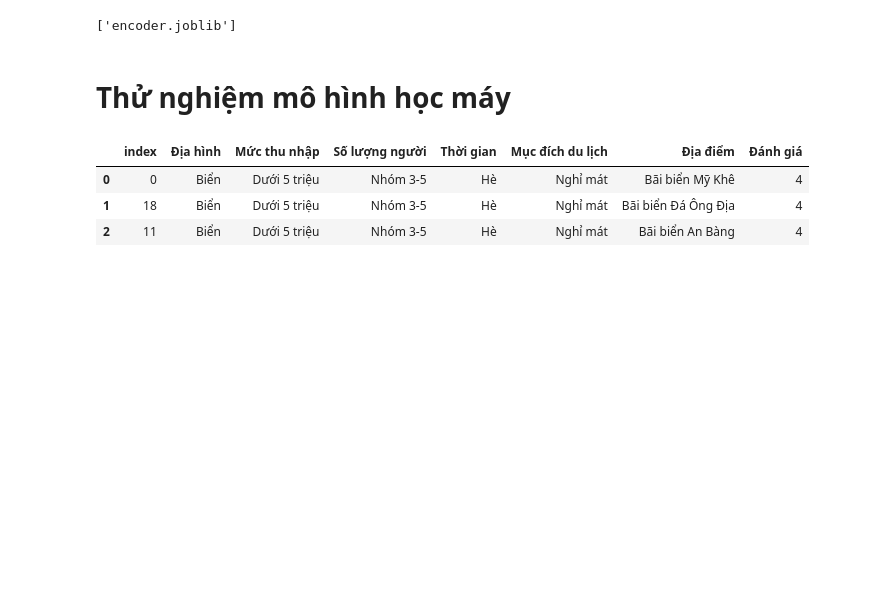
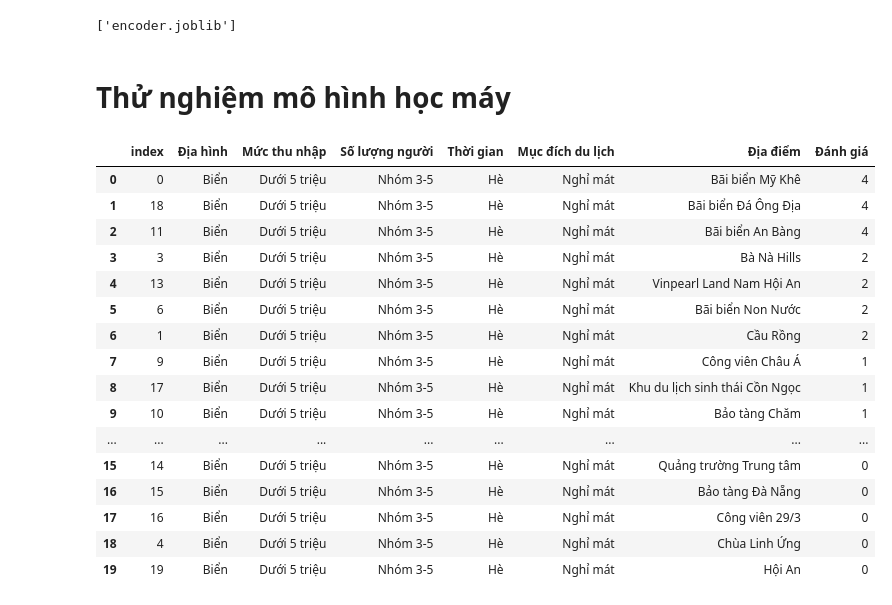
Before and after one commit to Lassstro/Travel-recommendation-system, a Jupyter notebook: train_model.ipynb, the cells around one changed output. Cells and saved outputs as stored; diff of their text form; code cells hidden in the pictures; blank space fills up the shorter version.

```diff
--- a/train_model.ipynb
+++ b/train_model.ipynb
@@ -65,30 +65,43 @@ loaded_encoder = joblib.load('Models/encoder.joblib')
 # %%
 results = pd.DataFrame(columns=["Địa hình","Mức thu nhập", "Số lượng người", "Thời gian", "Mục đích du lịch","Địa điểm", "Đánh giá"])
 
 # Dự đoán trên dữ liệu mới
 for i in dia_diem:
     new_data = pd.DataFrame({
         'Địa hình': ['Biển'],
         'Mức thu nhập': ['Dưới 5 triệu'],
         'Số lượng người': ['Nhóm 3-5'],
         'Thời gian': ['Hè'],
         'Mục đích du lịch': ['Nghỉ mát'],
         'Địa điểm': [i],
     })
 
     # Mã hóa dữ liệu mới
     new_data_encoded = loaded_encoder.transform(new_data)
 
     # Dự đoán trên dữ liệu mới
     new_predictions = loaded_model.predict(new_data_encoded)
 
     # In dự đoán
     new_data['Đánh giá'] = new_predictions[0]
     results = pd.concat([results, new_data], ignore_index=True)
 results = results.sort_values(by='Đánh giá', ascending=False)
-results.head(3).reset_index()
+results.reset_index()
 # %% [output]
 |  | index | Địa hình | Mức thu nhập | Số lượng người | Thời gian | Mục đích du lịch | Địa điểm | Đánh giá |
 | 0 | 0 | Biển | Dưới 5 triệu | Nhóm 3-5 | Hè | Nghỉ mát | Bãi biển Mỹ Khê | 4 |
 | 1 | 18 | Biển | Dưới 5 triệu | Nhóm 3-5 | Hè | Nghỉ mát | Bãi biển Đá Ông Địa | 4 |
 | 2 | 11 | Biển | Dưới 5 triệu | Nhóm 3-5 | Hè | Nghỉ mát | Bãi biển An Bàng | 4 |
+| 3 | 3 | Biển | Dưới 5 triệu | Nhóm 3-5 | Hè | Nghỉ mát | Bà Nà Hills | 2 |
+| 4 | 13 | Biển | Dưới 5 triệu | Nhóm 3-5 | Hè | Nghỉ mát | Vinpearl Land Nam Hội An | 2 |
+| 5 | 6 | Biển | Dưới 5 triệu | Nhóm 3-5 | Hè | Nghỉ mát | Bãi biển Non Nước | 2 |
+| 6 | 1 | Biển | Dưới 5 triệu | Nhóm 3-5 | Hè | Nghỉ mát | Cầu Rồng | 2 |
+| 7 | 9 | Biển | Dưới 5 triệu | Nhóm 3-5 | Hè | Nghỉ mát | Công viên Châu Á | 1 |
+| 8 | 17 | Biển | Dưới 5 triệu | Nhóm 3-5 | Hè | Nghỉ mát | Khu du lịch sinh thái Cồn Ngọc | 1 |
+| 9 | 10 | Biển | Dưới 5 triệu | Nhóm 3-5 | Hè | Nghỉ mát | Bảo tàng Chăm | 1 |
+| ... | ... | ... | ... | ... | ... | ... | ... | ... |
+| 15 | 14 | Biển | Dưới 5 triệu | Nhóm 3-5 | Hè | Nghỉ mát | Quảng trường Trung tâm | 0 |
+| 16 | 15 | Biển | Dưới 5 triệu | Nhóm 3-5 | Hè | Nghỉ mát | Bảo tàng Đà Nẵng | 0 |
+| 17 | 16 | Biển | Dưới 5 triệu | Nhóm 3-5 | Hè | Nghỉ mát | Công viên 29/3 | 0 |
+| 18 | 4 | Biển | Dưới 5 triệu | Nhóm 3-5 | Hè | Nghỉ mát | Chùa Linh Ứng | 0 |
+| 19 | 19 | Biển | Dưới 5 triệu | Nhóm 3-5 | Hè | Nghỉ mát | Hội An | 0 |
```
